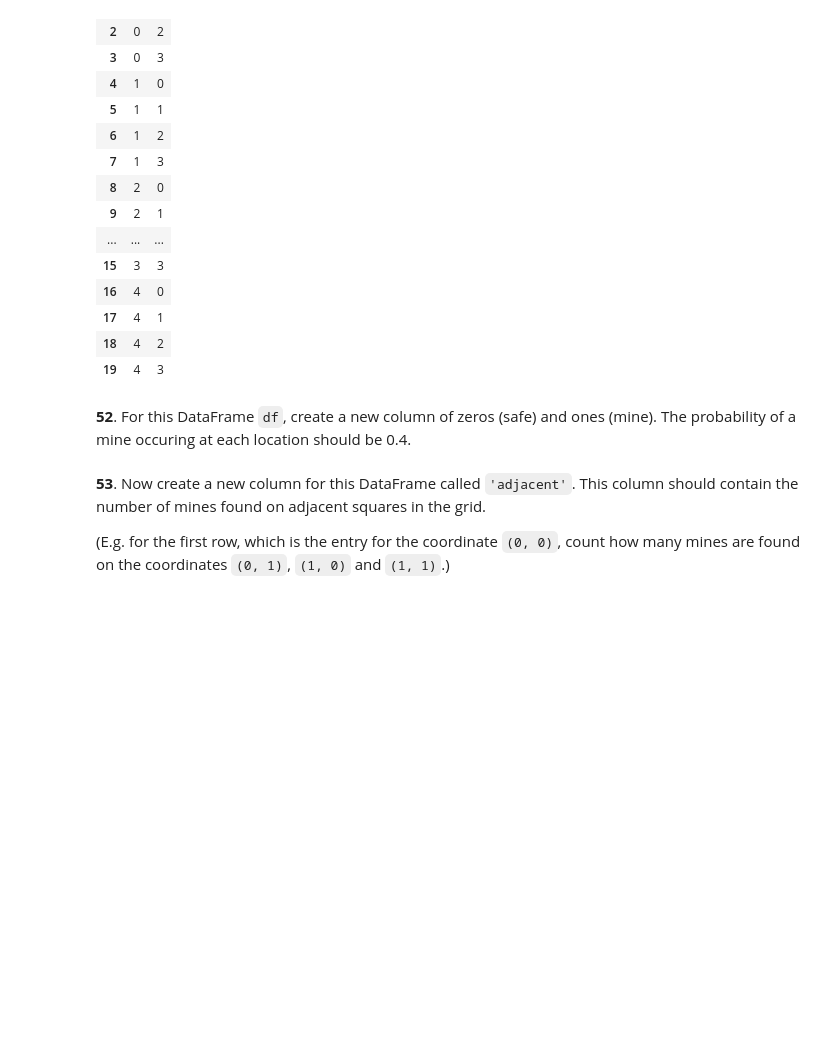
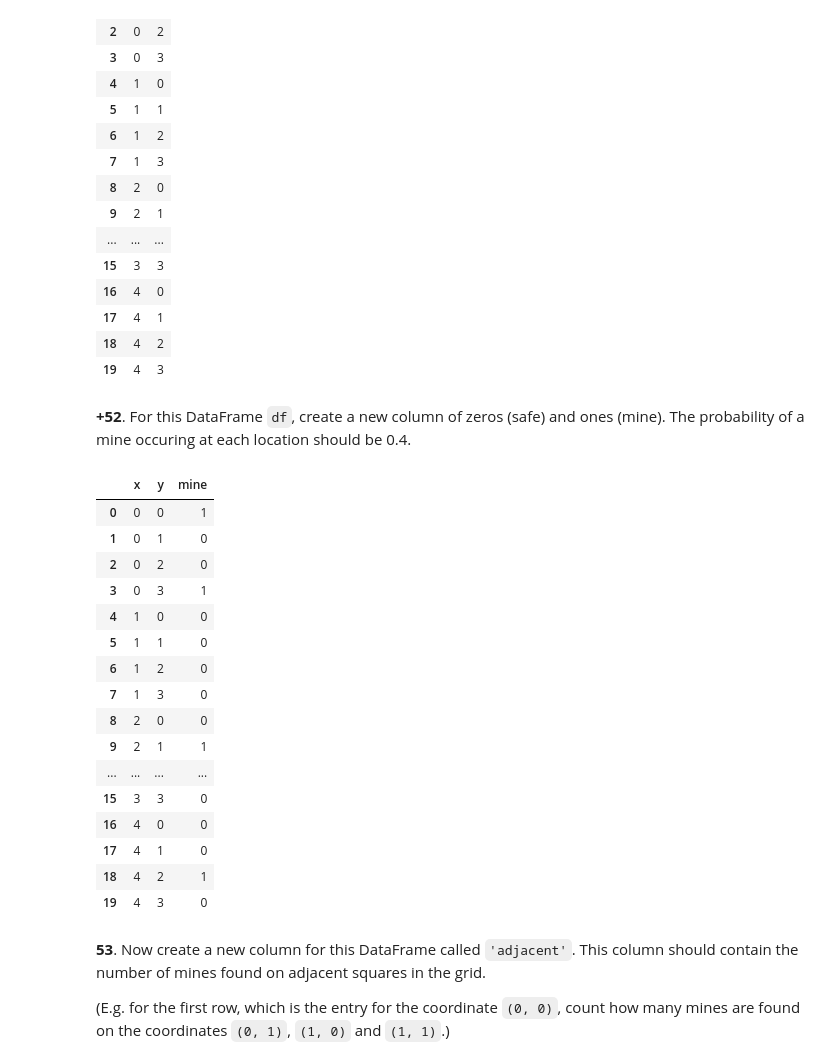
Before and after one commit to bogdan-kovalchuk/100-pandas-puzzles, a Jupyter notebook: 100-pandas-puzzles.ipynb, the cells around one changed output. Saved outputs shown, nothing was run; the diff lists cells and outputs as text; code cells hidden in the pictures; blank space fills up the shorter version.

```diff
--- a/100-pandas-puzzles.ipynb
+++ b/100-pandas-puzzles.ipynb
@@ -984,7 +984,28 @@ df
 | 18 | 4 | 2 |
 | 19 | 4 | 3 |
 # %% [markdown]
-**52**. For this DataFrame `df`, create a new column of zeros (safe) and ones (mine). The probability of a mine occuring at each location should be 0.4.
+**+52**. For this DataFrame `df`, create a new column of zeros (safe) and ones (mine). The probability of a mine occuring at each location should be 0.4.
+# %%
+df['mine'] = np.random.binomial(1, 0.4, X*Y)
+df
+# %% [output]
+|  | x | y | mine |
+| 0 | 0 | 0 | 1 |
+| 1 | 0 | 1 | 0 |
+| 2 | 0 | 2 | 0 |
+| 3 | 0 | 3 | 1 |
+| 4 | 1 | 0 | 0 |
+| 5 | 1 | 1 | 0 |
+| 6 | 1 | 2 | 0 |
+| 7 | 1 | 3 | 0 |
+| 8 | 2 | 0 | 0 |
+| 9 | 2 | 1 | 1 |
+| ... | ... | ... | ... |
+| 15 | 3 | 3 | 0 |
+| 16 | 4 | 0 | 0 |
+| 17 | 4 | 1 | 0 |
+| 18 | 4 | 2 | 1 |
+| 19 | 4 | 3 | 0 |
 # %% [markdown]
 **53**. Now create a new column for this DataFrame called `'adjacent'`. This column should contain the number of mines found on adjacent squares in the grid.
 
```
Also changed, not shown: parts of 14 cells of this notebook.
